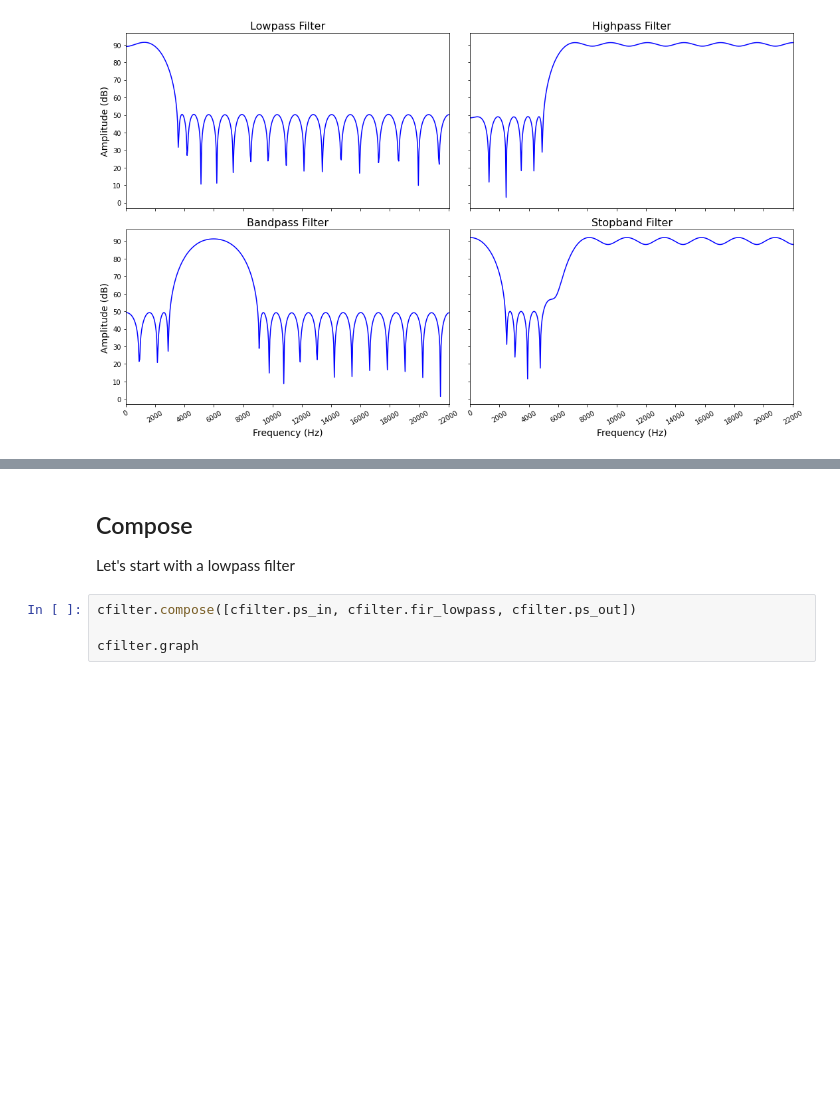
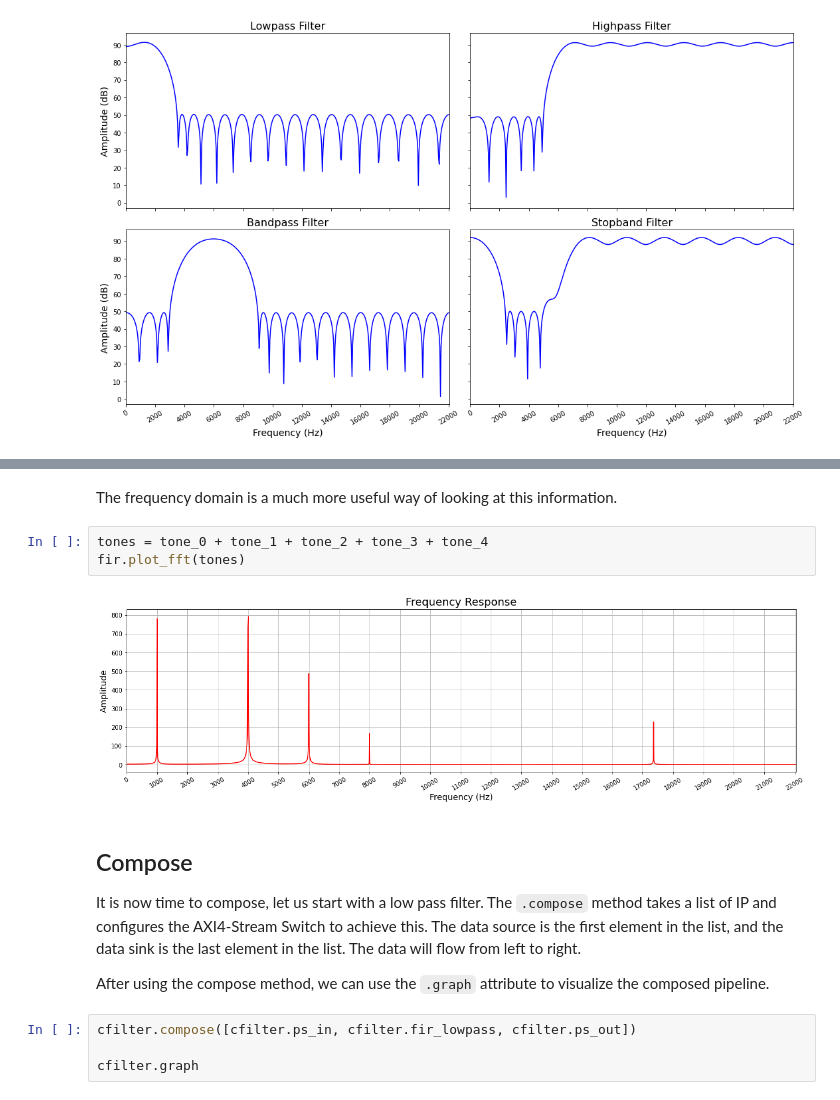
Before and after one commit to Xilinx/PYNQ_Composable_Pipeline, a Jupyter notebook: tutorial/tutorial.ipynb, the cells around one changed output, grey strips where cells are left out. Cells and saved outputs as stored; diff of their text form; blank space fills up the shorter version.

```diff
--- a/tutorial/tutorial.ipynb
+++ b/tutorial/tutorial.ipynb
@@ -81,7 +110,17 @@ plt.legend();
+# %% [markdown]
+The frequency domain is a much more useful way of looking at this information.
+# %%
+tones = tone_0 + tone_1 + tone_2 + tone_3 + tone_4
+fir.plot_fft(tones)
+# %% [output]
+[figure, added]
 # %% [markdown]
 ## Compose
 
-Let's start with a lowpass filter
+It is now time to compose, let us start with a low pass filter. The `.compose` method takes a list of IP and configures the AXI4-Stream Switch to achieve this.
+The data source is the first element in the list, and the data sink is the last element in the list. The data will flow from left to right.
+
+After using the compose method, we can use the `.graph` attribute to visualize the composed pipeline.
 # %%
 cfilter.compose([cfilter.ps_in, cfilter.fir_lowpass, cfilter.ps_out])
 
```
Also changed, not shown: parts of 85 cells of this notebook, 3 other files.
